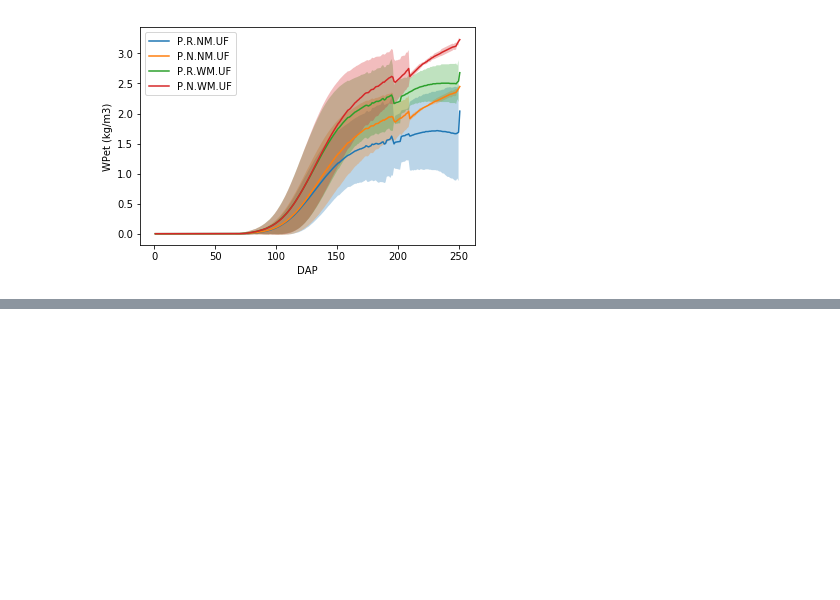
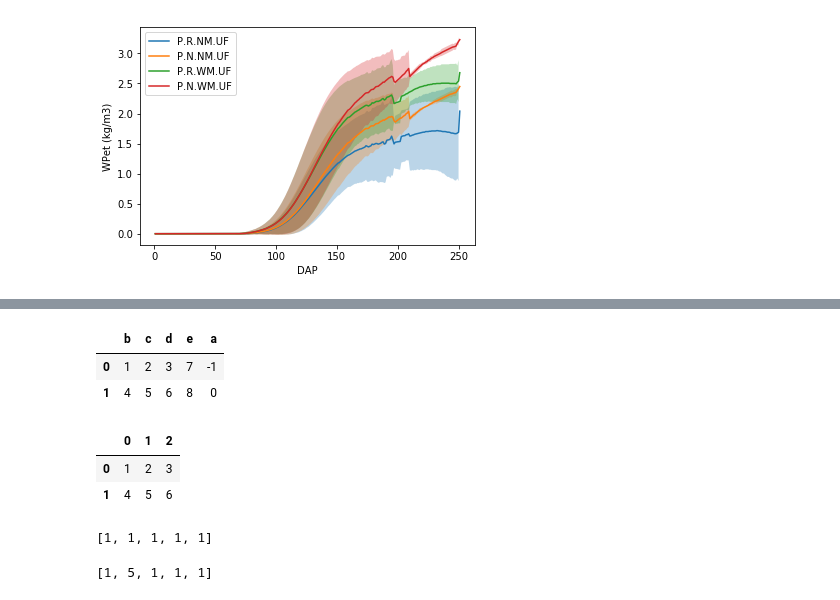
Before and after one commit to caburj/acresults, a Jupyter notebook: examples/example-01.ipynb, the cells around one changed output, grey strips where cells are left out. Drawn from its saved outputs; the diff is of its cells as text; code cells hidden in the pictures; blank space fills up the shorter version.

```diff
--- a/examples/example-01.ipynb
+++ b/examples/example-01.ipynb
@@ -111,0 +135,12 @@ Name: Inet, Length: 187, dtype: float64
+# %%
+df.assign(e=[7,8]).assign(a=[-1, 0])
+# %% [output]
+|  | b | c | d | e | a |
+| 0 | 1 | 2 | 3 | 7 | -1 |
+| 1 | 4 | 5 | 6 | 8 | 0 |
+# %%
+df
+# %% [output]
+|  | 0 | 1 | 2 |
+| 0 | 1 | 2 | 3 |
+| 1 | 4 | 5 | 6 |
@@ -111,0 +149,4 @@ Name: Inet, Length: 187, dtype: float64
+# %%
+l
+# %% [output]
+[1, 1, 1, 1, 1]
@@ -111,0 +155,4 @@ Name: Inet, Length: 187, dtype: float64
+# %%
+l
+# %% [output]
+[1, 5, 1, 1, 1]
```
Also changed, not shown: parts of 16 cells of this notebook, 6 other files.
